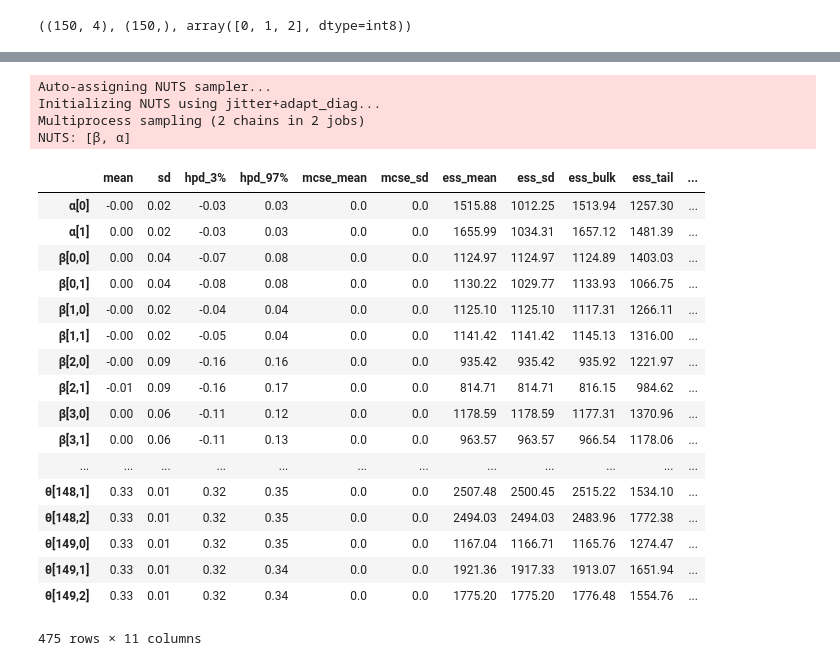
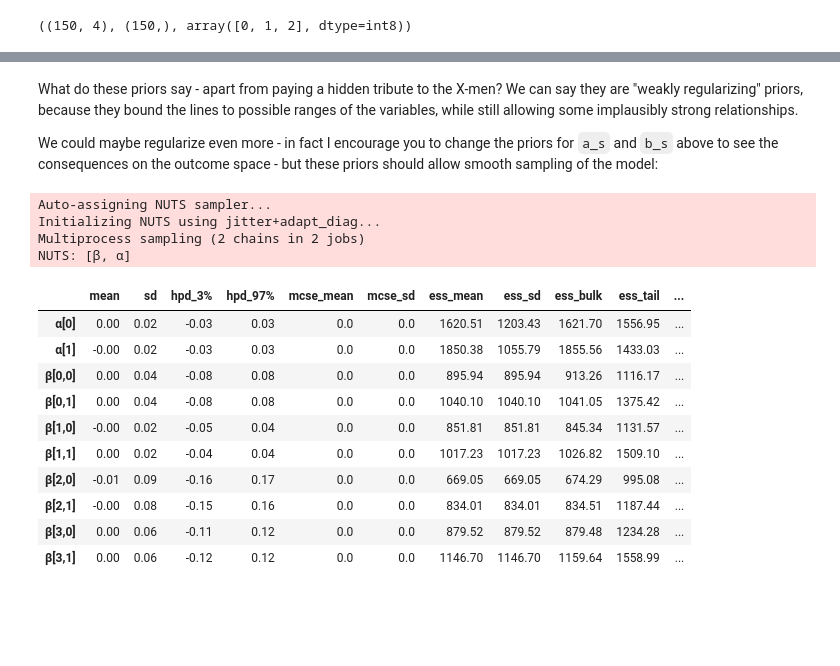
Before and after one commit to aloctavodia/BAP, a Jupyter notebook: extras/multinomial_ppcs.ipynb, the cells around one changed output, grey strips where cells are left out. Cells and saved outputs as stored; diff of their text form; code cells hidden in the pictures; blank space fills up the shorter version.

Commit message:
Finished prior pred checks

```diff
--- a/extras/multinomial_ppcs.ipynb
+++ b/extras/multinomial_ppcs.ipynb
@@ -45,40 +54,36 @@ x_s.shape, y_s.shape, np.unique(y_s)
+# %% [markdown]
+What do these priors say - apart from paying a hidden tribute to the X-men? We can say they are "weakly regularizing" priors, because they bound the lines to possible ranges of the variables, while still allowing some implausibly strong relationships.
+
+We could maybe regularize even more - in fact I encourage you to change the priors for `a_s` and `b_s` above to see the consequences on the outcome space - but these priors should allow smooth sampling of the model:
 # %%
 with pm.Model() as model_sf:
-    α = pm.Normal("α", mu=0.0, sd=2.0, shape=2)
+    α = pm.Normal("α", mu=0.0, sd=0.5, shape=2)
     α_f = pm.Deterministic("α_f", tt.concatenate([[0], α]))
 
-    β = pm.Normal("β", mu=0.0, sd=2.0, shape=(4, 2))
+    β = pm.Normal("β", mu=0.0, sd=0.5, shape=(4, 2))
     β_f = pm.Deterministic("β_f", tt.concatenate([np.zeros((4, 1)), β], axis=1))
 
     μ = α_f + pm.math.dot(x_s, β_f)
-    θ = pm.Deterministic("θ", tt.nnet.softmax(μ))
+    θ = tt.nnet.softmax(μ)
     yl = pm.Categorical("yl", p=θ, observed=y_s)
 
-    prior_checks = pm.sample_prior_predictive(random_seed=RANDOM_SEED)
     trace_sf = pm.sample(1000, tune=2000, cores=2, random_seed=RANDOM_SEED)
 
 post_itc_var = pm.trace_to_dataframe(trace_sf)
-az.summary(trace_sf, round_to=2)
+az.summary(trace_sf, round_to=2, var_names=["α", "β"])
 # %% [output]
 Auto-assigning NUTS sampler...
 Initializing NUTS using jitter+adapt_diag...
 Multiprocess sampling (2 chains in 2 jobs)
 NUTS: [β, α]
 |  | mean | sd | hpd_3% | hpd_97% | mcse_mean | mcse_sd | ess_mean | ess_sd | ess_bulk | ess_tail | ... |
-| α[0] | -0.00 | 0.02 | -0.03 | 0.03 | 0.0 | 0.0 | 1515.88 | 1012.25 | 1513.94 | 1257.30 | ... |
-| α[1] | 0.00 | 0.02 | -0.03 | 0.03 | 0.0 | 0.0 | 1655.99 | 1034.31 | 1657.12 | 1481.39 | ... |
-| β[0,0] | 0.00 | 0.04 | -0.07 | 0.08 | 0.0 | 0.0 | 1124.97 | 1124.97 | 1124.89 | 1403.03 | ... |
-| β[0,1] | 0.00 | 0.04 | -0.08 | 0.08 | 0.0 | 0.0 | 1130.22 | 1029.77 | 1133.93 | 1066.75 | ... |
-| β[1,0] | -0.00 | 0.02 | -0.04 | 0.04 | 0.0 | 0.0 | 1125.10 | 1125.10 | 1117.31 | 1266.11 | ... |
-| β[1,1] | -0.00 | 0.02 | -0.05 | 0.04 | 0.0 | 0.0 | 1141.42 | 1141.42 | 1145.13 | 1316.00 | ... |
-| β[2,0] | -0.00 | 0.09 | -0.16 | 0.16 | 0.0 | 0.0 | 935.42 | 935.42 | 935.92 | 1221.97 | ... |
-| β[2,1] | -0.01 | 0.09 | -0.16 | 0.17 | 0.0 | 0.0 | 814.71 | 814.71 | 816.15 | 984.62 | ... |
-| β[3,0] | 0.00 | 0.06 | -0.11 | 0.12 | 0.0 | 0.0 | 1178.59 | 1178.59 | 1177.31 | 1370.96 | ... |
-| β[3,1] | 0.00 | 0.06 | -0.11 | 0.13 | 0.0 | 0.0 | 963.57 | 963.57 | 966.54 | 1178.06 | ... |
-| ... | ... | ... | ... | ... | ... | ... | ... | ... | ... | ... | ... |
-| θ[148,1] | 0.33 | 0.01 | 0.32 | 0.35 | 0.0 | 0.0 | 2507.48 | 2500.45 | 2515.22 | 1534.10 | ... |
-| θ[148,2] | 0.33 | 0.01 | 0.32 | 0.35 | 0.0 | 0.0 | 2494.03 | 2494.03 | 2483.96 | 1772.38 | ... |
-| θ[149,0] | 0.33 | 0.01 | 0.32 | 0.35 | 0.0 | 0.0 | 1167.04 | 1166.71 | 1165.76 | 1274.47 | ... |
-| θ[149,1] | 0.33 | 0.01 | 0.32 | 0.34 | 0.0 | 0.0 | 1921.36 | 1917.33 | 1913.07 | 1651.94 | ... |
-| θ[149,2] | 0.33 | 0.01 | 0.32 | 0.34 | 0.0 | 0.0 | 1775.20 | 1775.20 | 1776.48 | 1554.76 | ... |
+| α[0] | 0.00 | 0.02 | -0.03 | 0.03 | 0.0 | 0.0 | 1620.51 | 1203.43 | 1621.70 | 1556.95 | ... |
+| α[1] | -0.00 | 0.02 | -0.03 | 0.03 | 0.0 | 0.0 | 1850.38 | 1055.79 | 1855.56 | 1433.03 | ... |
+| β[0,0] | 0.00 | 0.04 | -0.08 | 0.08 | 0.0 | 0.0 | 895.94 | 895.94 | 913.26 | 1116.17 | ... |
+| β[0,1] | 0.00 | 0.04 | -0.08 | 0.08 | 0.0 | 0.0 | 1040.10 | 1040.10 | 1041.05 | 1375.42 | ... |
+| β[1,0] | -0.00 | 0.02 | -0.05 | 0.04 | 0.0 | 0.0 | 851.81 | 851.81 | 845.34 | 1131.57 | ... |
+| β[1,1] | 0.00 | 0.02 | -0.04 | 0.04 | 0.0 | 0.0 | 1017.23 | 1017.23 | 1026.82 | 1509.10 | ... |
+| β[2,0] | -0.01 | 0.09 | -0.16 | 0.17 | 0.0 | 0.0 | 669.05 | 669.05 | 674.29 | 995.08 | ... |
+| β[2,1] | -0.00 | 0.08 | -0.15 | 0.16 | 0.0 | 0.0 | 834.01 | 834.01 | 834.51 | 1187.44 | ... |
+| β[3,0] | 0.00 | 0.06 | -0.11 | 0.12 | 0.0 | 0.0 | 879.52 | 879.52 | 879.48 | 1234.28 | ... |
+| β[3,1] | 0.00 | 0.06 | -0.12 | 0.12 | 0.0 | 0.0 | 1146.70 | 1146.70 | 1159.64 | 1558.99 | ... |
-475 rows × 11 columns
```
Also changed, not shown: parts of 14 cells of this notebook.
